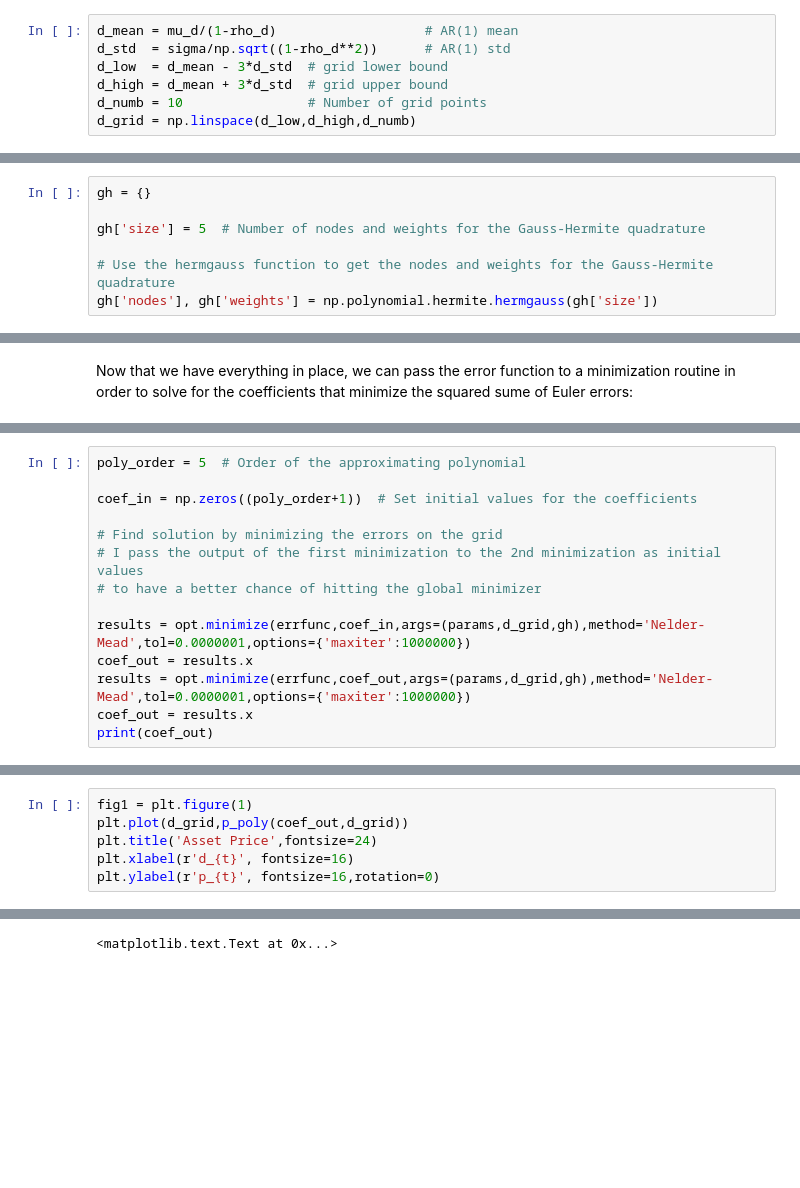
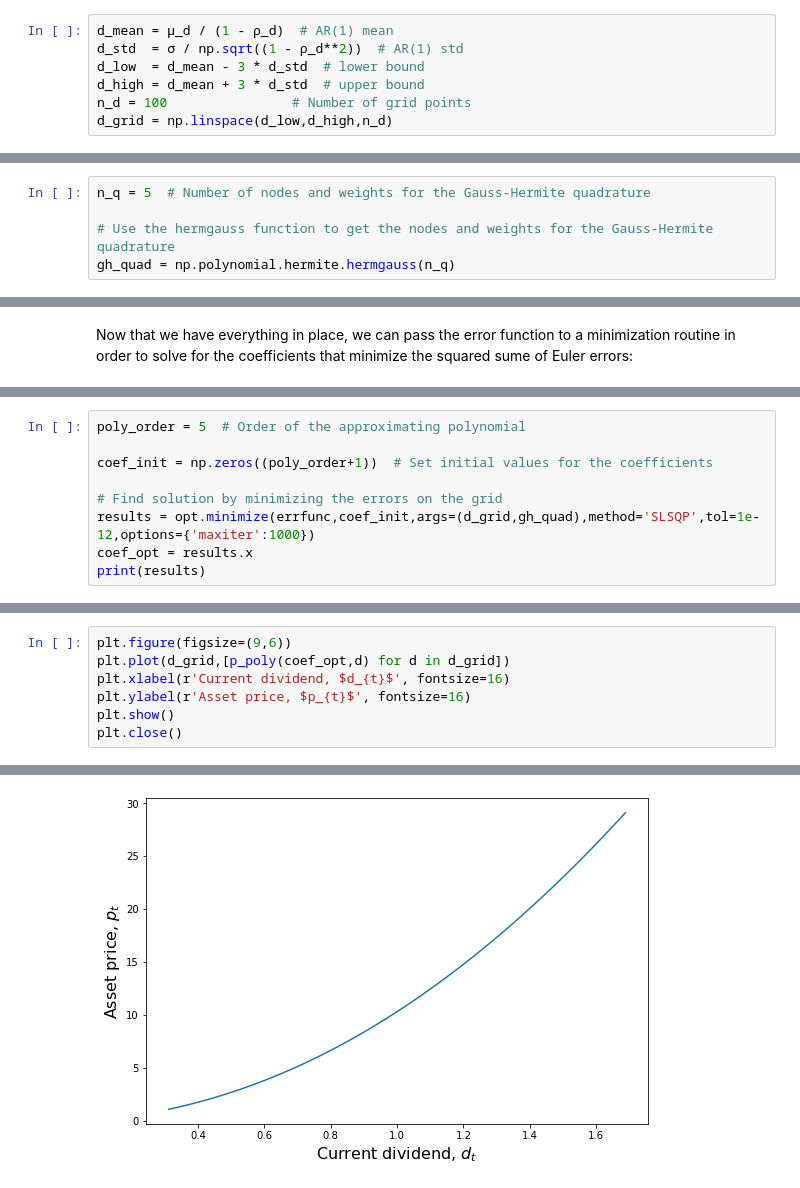
Before and after one commit to maitlahcen/Projection, a Jupyter notebook: projection_lucas_apm.ipynb, the cells around one changed output, grey strips where cells are left out. Drawn from its saved outputs; the diff is of its cells as text; blank space fills up the shorter version.

```diff
--- a/projection_lucas_apm.ipynb
+++ b/projection_lucas_apm.ipynb
@@ -83,10 +71,10 @@ In this model, $d_t$ is the only state variable. In order to solve our problem u
 # %%
-d_mean = mu_d/(1-rho_d)                   # AR(1) mean
-d_std  = sigma/np.sqrt((1-rho_d**2))      # AR(1) std
-d_low  = d_mean - 3*d_std  # grid lower bound
-d_high = d_mean + 3*d_std  # grid upper bound
-d_numb = 10                # Number of grid points
-d_grid = np.linspace(d_low,d_high,d_numb)
+d_mean = μ_d / (1 - ρ_d)  # AR(1) mean
+d_std  = σ / np.sqrt((1 - ρ_d**2))  # AR(1) std
+d_low  = d_mean - 3 * d_std  # lower bound
+d_high = d_mean + 3 * d_std  # upper bound
+n_d = 100                # Number of grid points
+d_grid = np.linspace(d_low,d_high,n_d)
 # %% [markdown]
 #### Numerical Integration
 # %% [markdown]
@@ -100,9 +88,7 @@ where $\omega_i$ and $\zeta_i$ are the Gauss-Hermite weights and nodes.
 
 Below, we set the GH weights and nodes:
 # %%
-gh = {}
-
-gh['size'] = 5  # Number of nodes and weights for the Gauss-Hermite quadrature
+n_q = 5  # Number of nodes and weights for the Gauss-Hermite quadrature
 
 # Use the hermgauss function to get the nodes and weights for the Gauss-Hermite quadrature
-gh['nodes'], gh['weights'] = np.polynomial.hermite.hermgauss(gh['size'])
+gh_quad = np.polynomial.hermite.hermgauss(n_q)
@@ -148,15 +134,10 @@ Now that we have everything in place, we can pass the error function to a minimi
 # %%
 poly_order = 5  # Order of the approximating polynomial
 
-coef_in = np.zeros((poly_order+1))  # Set initial values for the coefficients
+coef_init = np.zeros((poly_order+1))  # Set initial values for the coefficients
 
 # Find solution by minimizing the errors on the grid
-# I pass the output of the first minimization to the 2nd minimization as initial values
-# to have a better chance of hitting the global minimizer
-
-results = opt.minimize(errfunc,coef_in,args=(params,d_grid,gh),method='Nelder-Mead',tol=0.0000001,options={'maxiter':1000000})
-coef_out = results.x
-results = opt.minimize(errfunc,coef_out,args=(params,d_grid,gh),method='Nelder-Mead',tol=0.0000001,options={'maxiter':1000000})
-coef_out = results.x
-print(coef_out)
+results = opt.minimize(errfunc,coef_init,args=(d_grid,gh_quad),method='SLSQP',tol=1e-12,options={'maxiter':1000})
+coef_opt = results.x
+print(results)
 # %% [output]
@@ -164,7 +155,8 @@ print(coef_out)
 # %%
-fig1 = plt.figure(1)
-plt.plot(d_grid,p_poly(coef_out,d_grid))
-plt.title('Asset Price',fontsize=24)
-plt.xlabel(r'd_{t}', fontsize=16)
-plt.ylabel(r'p_{t}', fontsize=16,rotation=0)
+plt.figure(figsize=(9,6))
+plt.plot(d_grid,[p_poly(coef_opt,d) for d in d_grid])
+plt.xlabel(r'Current dividend, $d_{t}$', fontsize=16)
+plt.ylabel(r'Asset price, $p_{t}$', fontsize=16)
+plt.show()
+plt.close()
 # %% [output]
@@ -173,2 +163,2 @@ plt.ylabel(r'p_{t}', fontsize=16,rotation=0)
-<matplotlib.text.Text at 0x...>
+[figure, added]
 # %% [markdown]
```
Also changed, not shown: parts of 27 cells of this notebook.
